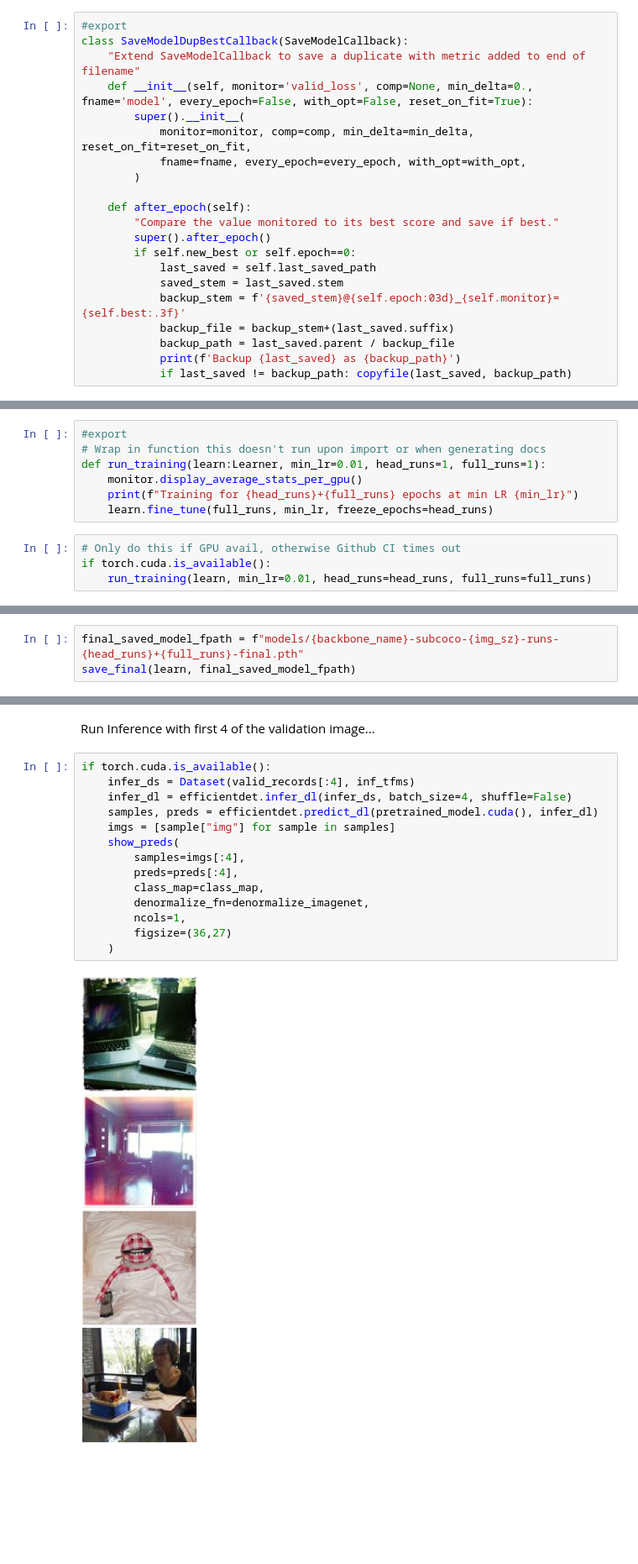
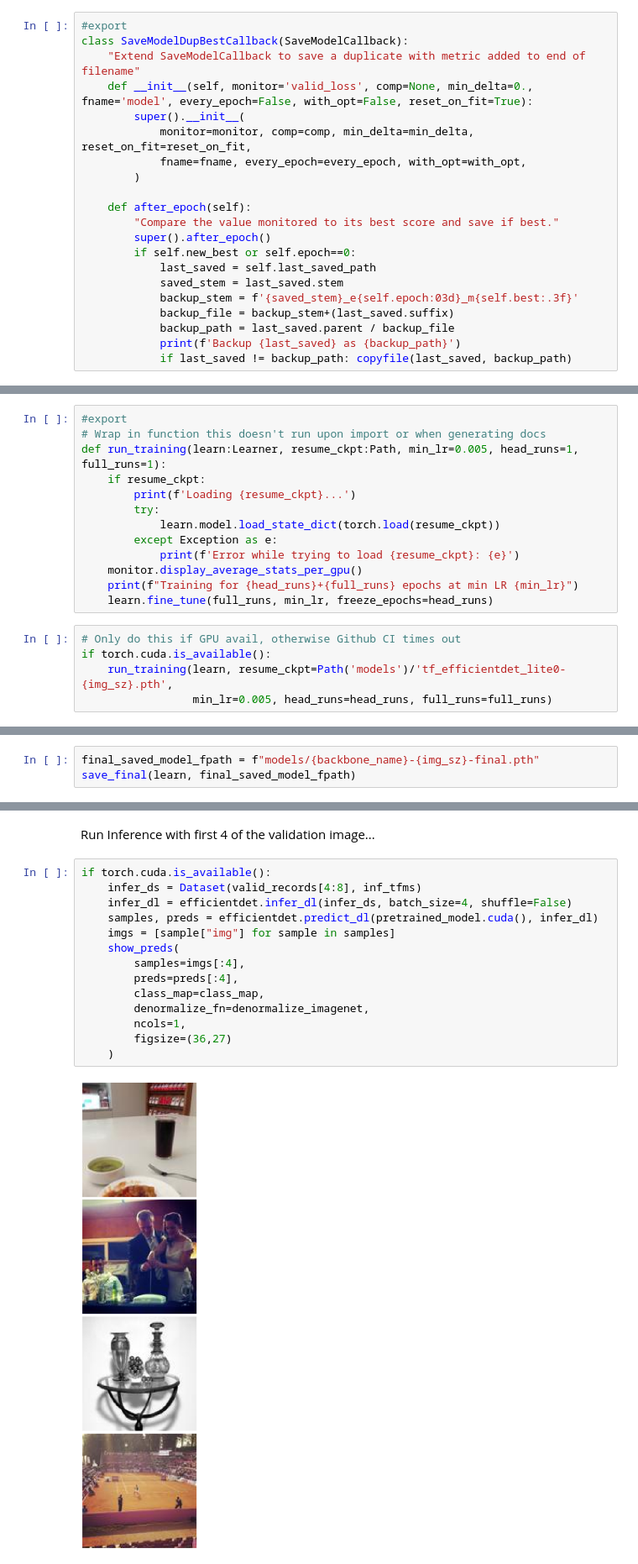
Before and after one commit to bguan/plmcbbox, a Jupyter notebook: 15_subcoco_effdet_icevision_fastai.ipynb, the cells around one changed output, grey strips where cells are left out. Shown at 84% size. Cells and saved outputs as stored; diff of their text form; blank space fills up the shorter version.

```diff
--- a/15_subcoco_effdet_icevision_fastai.ipynb
+++ b/15_subcoco_effdet_icevision_fastai.ipynb
@@ -256,7 +261,7 @@ class SaveModelDupBestCallback(SaveModelCallback):
         if self.new_best or self.epoch==0:
             last_saved = self.last_saved_path
             saved_stem = last_saved.stem
-            backup_stem = f'{saved_stem}@{self.epoch:03d}_{self.monitor}={self.best:.3f}'
+            backup_stem = f'{saved_stem}_e{self.epoch:03d}_m{self.best:.3f}'
             backup_file = backup_stem+(last_saved.suffix)
             backup_path = last_saved.parent / backup_file
             print(f'Backup {last_saved} as {backup_path}')
@@ -381,12 +387,19 @@ if torch.cuda.is_available():
 # %%
 #export
 # Wrap in function this doesn't run upon import or when generating docs
-def run_training(learn:Learner, min_lr=0.01, head_runs=1, full_runs=1):
+def run_training(learn:Learner, resume_ckpt:Path, min_lr=0.005, head_runs=1, full_runs=1):
+    if resume_ckpt:
+        print(f'Loading {resume_ckpt}...')
+        try:
+            learn.model.load_state_dict(torch.load(resume_ckpt))
+        except Exception as e:
+            print(f'Error while trying to load {resume_ckpt}: {e}')
     monitor.display_average_stats_per_gpu()
     print(f"Training for {head_runs}+{full_runs} epochs at min LR {min_lr}")
     learn.fine_tune(full_runs, min_lr, freeze_epochs=head_runs)
 # %%
 # Only do this if GPU avail, otherwise Github CI times out
 if torch.cuda.is_available():
-    run_training(learn, min_lr=0.01, head_runs=head_runs, full_runs=full_runs)
+    run_training(learn, resume_ckpt=Path('models')/'tf_efficientdet_lite0-{img_sz}.pth',
+                 min_lr=0.005, head_runs=head_runs, full_runs=full_runs)
 # %% [output]
@@ -434,7 +449,7 @@ Saving it explicitly after all the epochs.
 def save_final(learn:Learner, save_model_fpath:str):
     torch.save(learn.model.state_dict(), save_model_fpath)
 # %%
-final_saved_model_fpath = f"models/{backbone_name}-subcoco-{img_sz}-runs-{head_runs}+{full_runs}-final.pth"
+final_saved_model_fpath = f"models/{backbone_name}-{img_sz}-final.pth"
 save_final(learn, final_saved_model_fpath)
 # %% [markdown]
 ## Inference w/ Pretrained Model
@@ -449,17 +464,17 @@ pretrained_model.load_state_dict(torch.load(final_saved_model_fpath))
 Run Inference with first 4 of the validation image...
 # %%
 if torch.cuda.is_available():
-    infer_ds = Dataset(valid_records[:4], inf_tfms)
+    infer_ds = Dataset(valid_records[4:8], inf_tfms)
     infer_dl = efficientdet.infer_dl(infer_ds, batch_size=4, shuffle=False)
     samples, preds = efficientdet.predict_dl(pretrained_model.cuda(), infer_dl)
     imgs = [sample["img"] for sample in samples]
     show_preds(
         samples=imgs[:4],
         preds=preds[:4],
         class_map=class_map,
         denormalize_fn=denormalize_imagenet,
         ncols=1,
         figsize=(36,27)
     )
 # %% [output]
-[figure, old version]
+[figure, new version]
```
Also changed, not shown: parts of 12 cells of this notebook, 15 other files.
